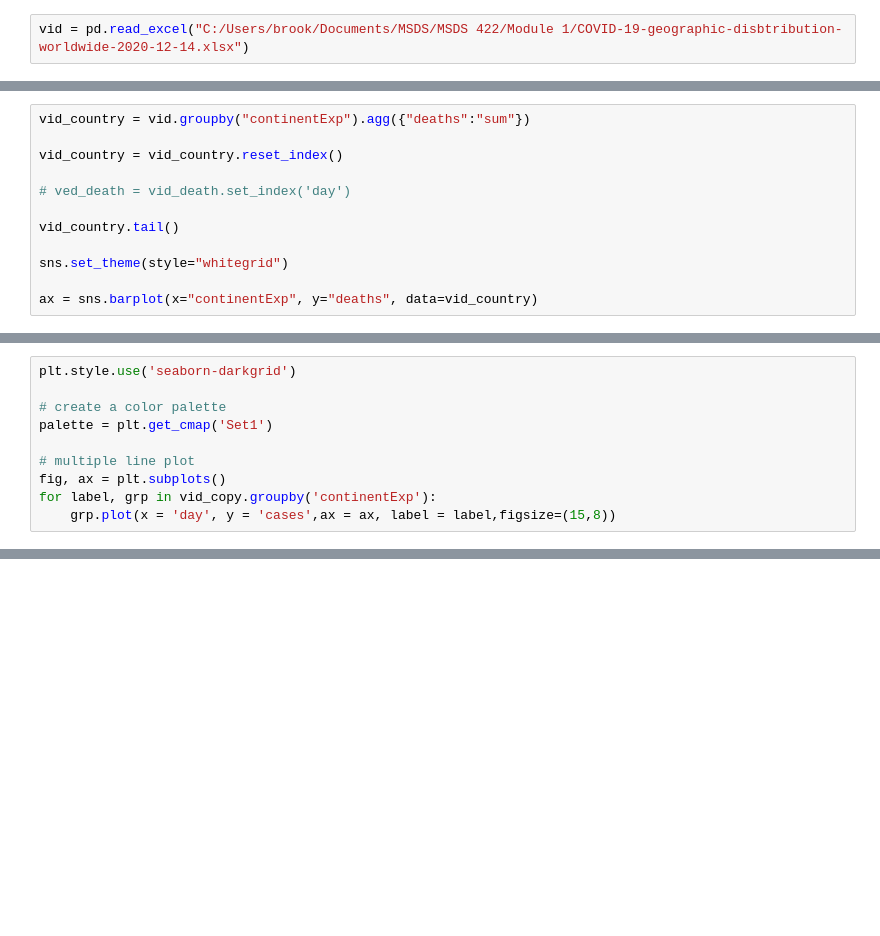
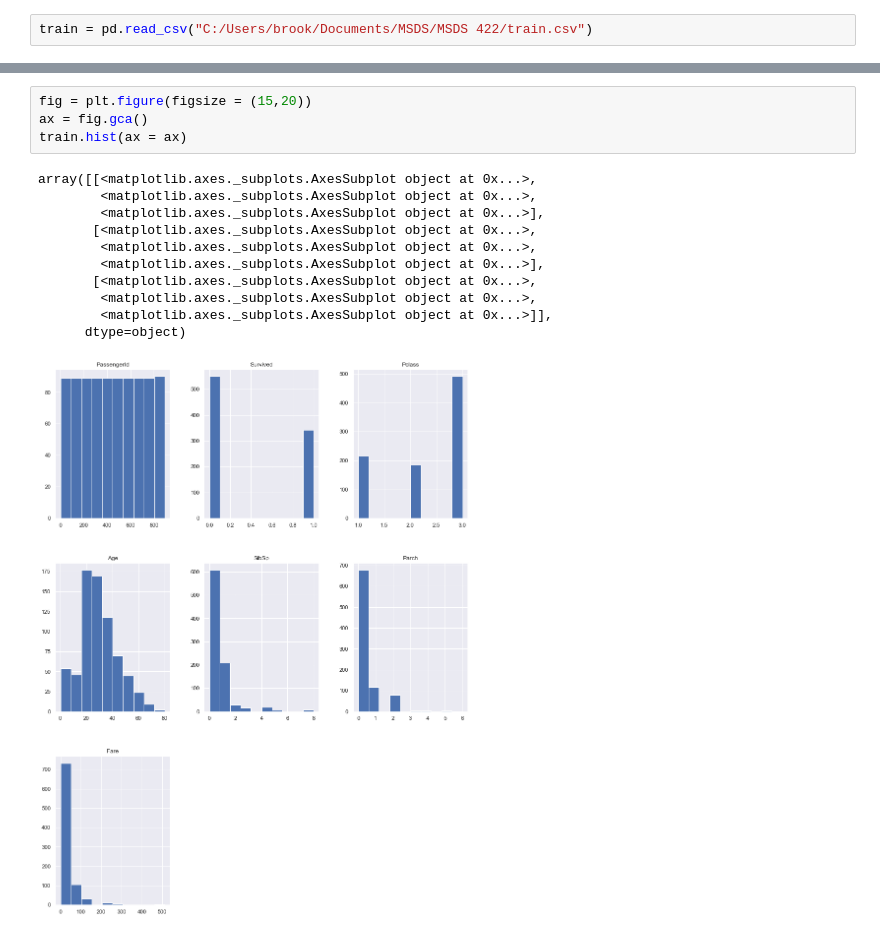
Before and after one commit to LAnthony517/MSDS422, a Jupyter notebook: Titanic_Train.ipynb, the cells around one changed output, grey strips where cells are left out. Saved outputs shown, nothing was run; the diff lists cells and outputs as text; blank space fills up the shorter version.

```diff
--- a/Titanic_Train.ipynb
+++ b/Titanic_Train.ipynb
@@ -6,2 +7,2 @@ import numpy as np
 # %%
-vid = pd.read_excel("C:/Users/brook/Documents/MSDS/MSDS 422/Module 1/COVID-19-geographic-disbtribution-worldwide-2020-12-14.xlsx")
+train = pd.read_csv("C:/Users/brook/Documents/MSDS/MSDS 422/train.csv")
@@ -54,12 +8,0 @@ plt.plot(vid_death['day'],vid_death['deaths'])
-# %%
-vid_country = vid.groupby("continentExp").agg({"deaths":"sum"})
-
-vid_country = vid_country.reset_index()
-
-# ved_death = vid_death.set_index('day')
-
-vid_country.tail()
-
-sns.set_theme(style="whitegrid")
-
-ax = sns.barplot(x="continentExp", y="deaths", data=vid_country)
@@ -98,10 +8,0 @@ plt.plot(vid_copy['day'],vid_copy['log_case'])
-# %%
-plt.style.use('seaborn-darkgrid')
-
-# create a color palette
-palette = plt.get_cmap('Set1')
-
-# multiple line plot
-fig, ax = plt.subplots()
-for label, grp in vid_copy.groupby('continentExp'):
-    grp.plot(x = 'day', y = 'cases',ax = ax, label = label,figsize=(15,8))
@@ -109,0 +39,16 @@ for label, grp in vid_copy.groupby('continentExp'):
+# %%
+fig = plt.figure(figsize = (15,20))
+ax = fig.gca()
+train.hist(ax = ax)
+# %% [output]
+array([[<matplotlib.axes._subplots.AxesSubplot object at 0x...>,
+        <matplotlib.axes._subplots.AxesSubplot object at 0x...>,
+        <matplotlib.axes._subplots.AxesSubplot object at 0x...>],
+       [<matplotlib.axes._subplots.AxesSubplot object at 0x...>,
+        <matplotlib.axes._subplots.AxesSubplot object at 0x...>,
+        <matplotlib.axes._subplots.AxesSubplot object at 0x...>],
+       [<matplotlib.axes._subplots.AxesSubplot object at 0x...>,
+        <matplotlib.axes._subplots.AxesSubplot object at 0x...>,
+        <matplotlib.axes._subplots.AxesSubplot object at 0x...>]],
+      dtype=object)
+[figure, added]
```
Also changed, not shown: parts of 16 cells of this notebook, 3 other files.
